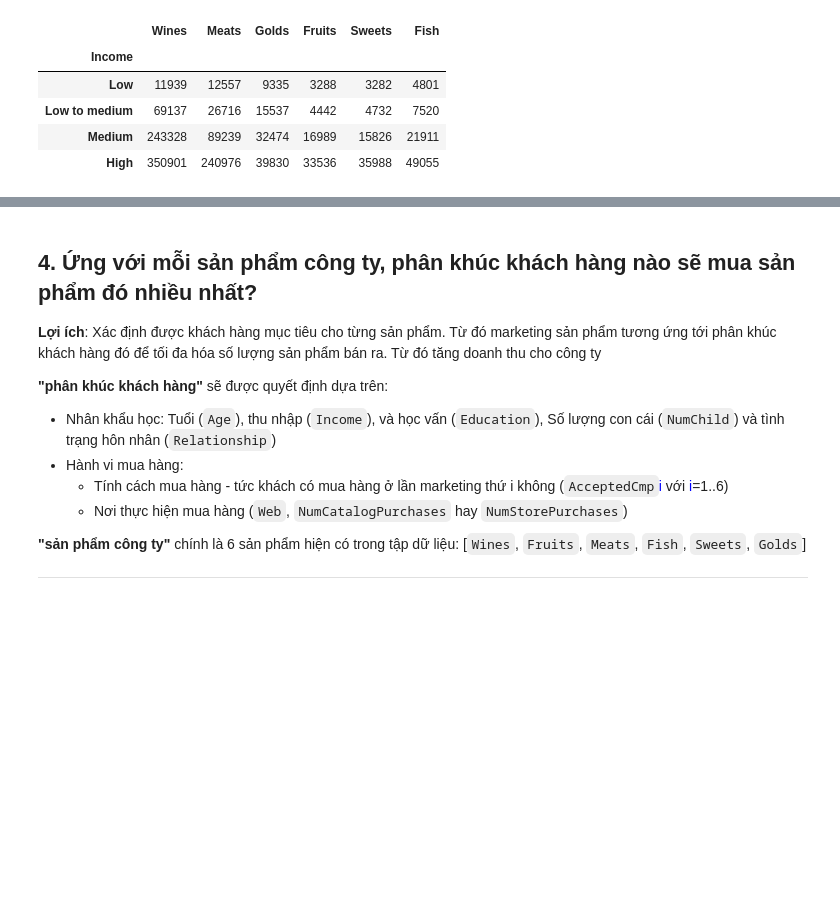
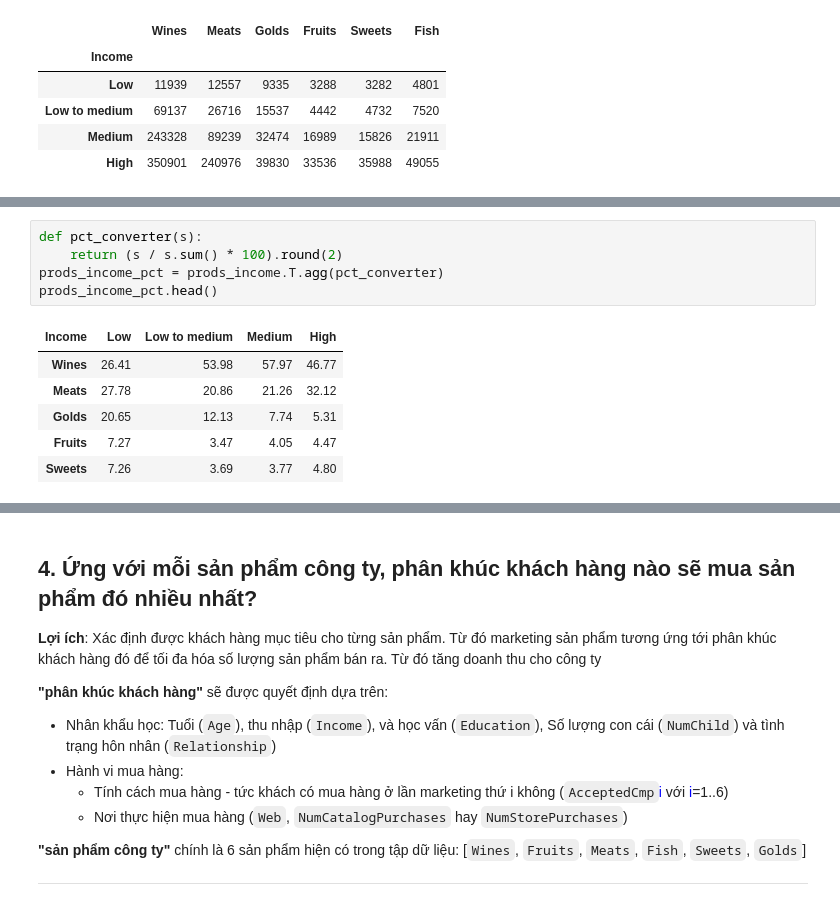
Before and after one commit to ngminhluong/CDS-EndTerm, a Jupyter notebook: Source/Main.ipynb, the cells around one changed output, grey strips where cells are left out. Saved outputs shown, nothing was run; the diff lists cells and outputs as text; blank space fills up the shorter version.

```diff
--- a/Source/Main.ipynb
+++ b/Source/Main.ipynb
@@ -575,0 +581,12 @@ plt.xlabel("Quantity");
+# %%
+def pct_converter(s):
+    return (s / s.sum() * 100).round(2)
+prods_income_pct = prods_income.T.agg(pct_converter)
+prods_income_pct.head()
+# %% [output]
+| Income | Low | Low to medium | Medium | High |
+| Wines | 26.41 | 53.98 | 57.97 | 46.77 |
+| Meats | 27.78 | 20.86 | 21.26 | 32.12 |
+| Golds | 20.65 | 12.13 | 7.74 | 5.31 |
+| Fruits | 7.27 | 3.47 | 4.05 | 4.47 |
+| Sweets | 7.26 | 3.69 | 3.77 | 4.80 |
```
Also changed, not shown: parts of 26 cells of this notebook.
